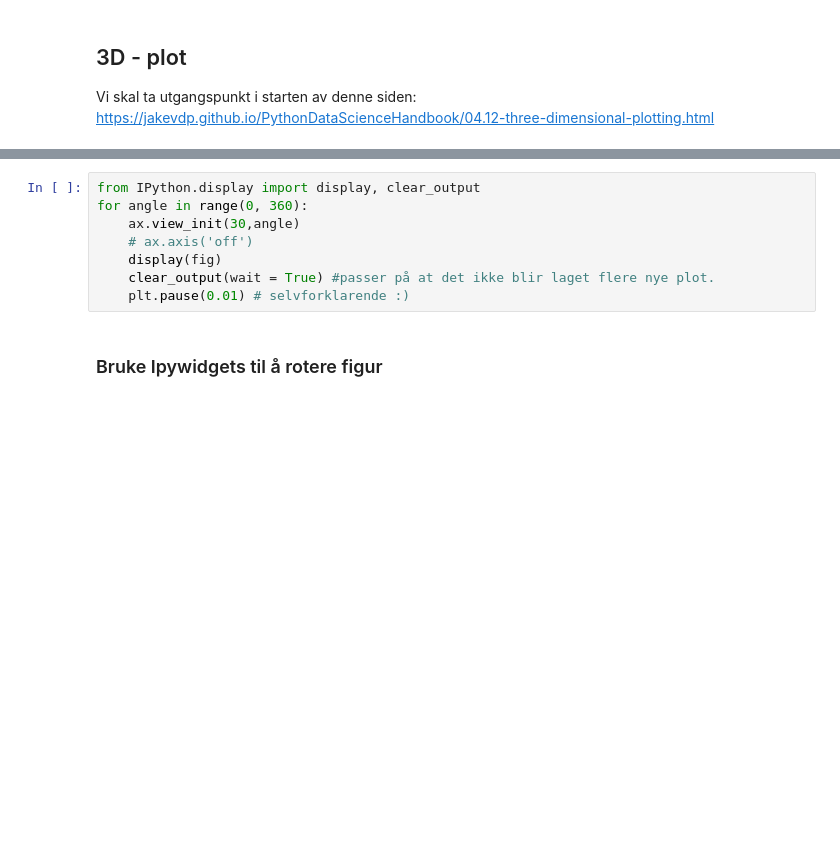
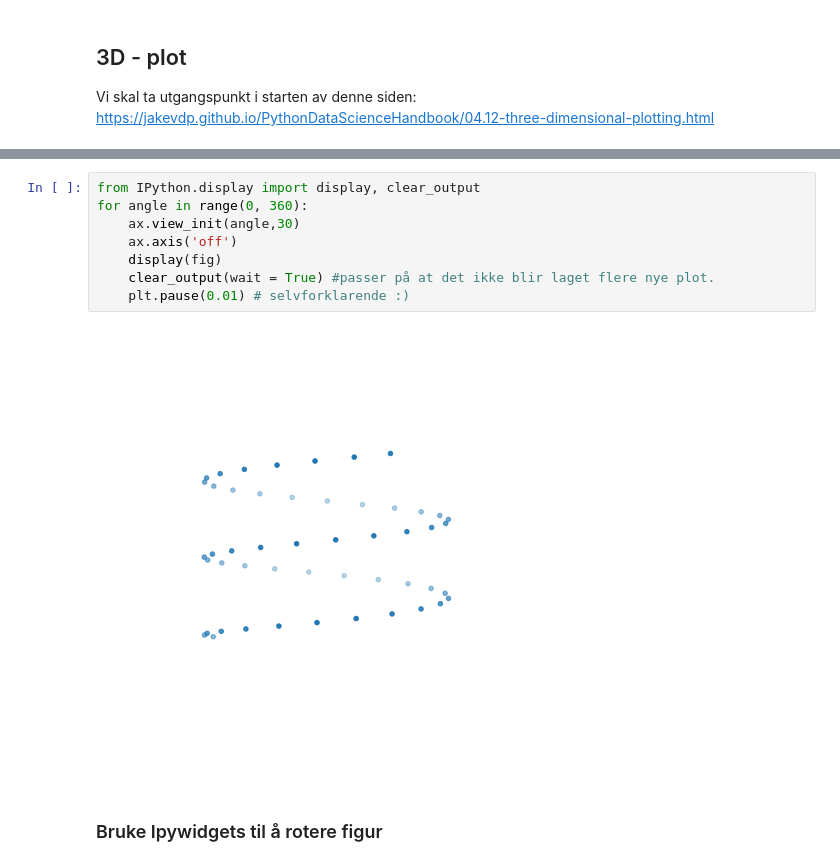
Before and after one commit to LektorB/ProgMod, a Jupyter notebook: plott.ipynb, the cells around one changed output, grey strips where cells are left out. Cells and saved outputs as stored; diff of their text form; blank space fills up the shorter version.

```diff
--- a/plott.ipynb
+++ b/plott.ipynb
@@ -9,11 +24,13 @@ https://jakevdp.github.io/PythonDataScienceHandbook/04.12-three-dimensional-plot
 # %%
 from IPython.display import display, clear_output
 for angle in range(0, 360):
-    ax.view_init(30,angle)
-    # ax.axis('off')
+    ax.view_init(angle,30)
+    ax.axis('off')
     display(fig)
     clear_output(wait = True) #passer på at det ikke blir laget flere nye plot.
     plt.pause(0.01) # selvforklarende :)
+# %% [output]
+[figure, added]
 # %% [markdown]
 ### Bruke Ipywidgets til å rotere figur
 # %%
```
Also changed, not shown: parts of 2 cells of this notebook, 1 other file.
